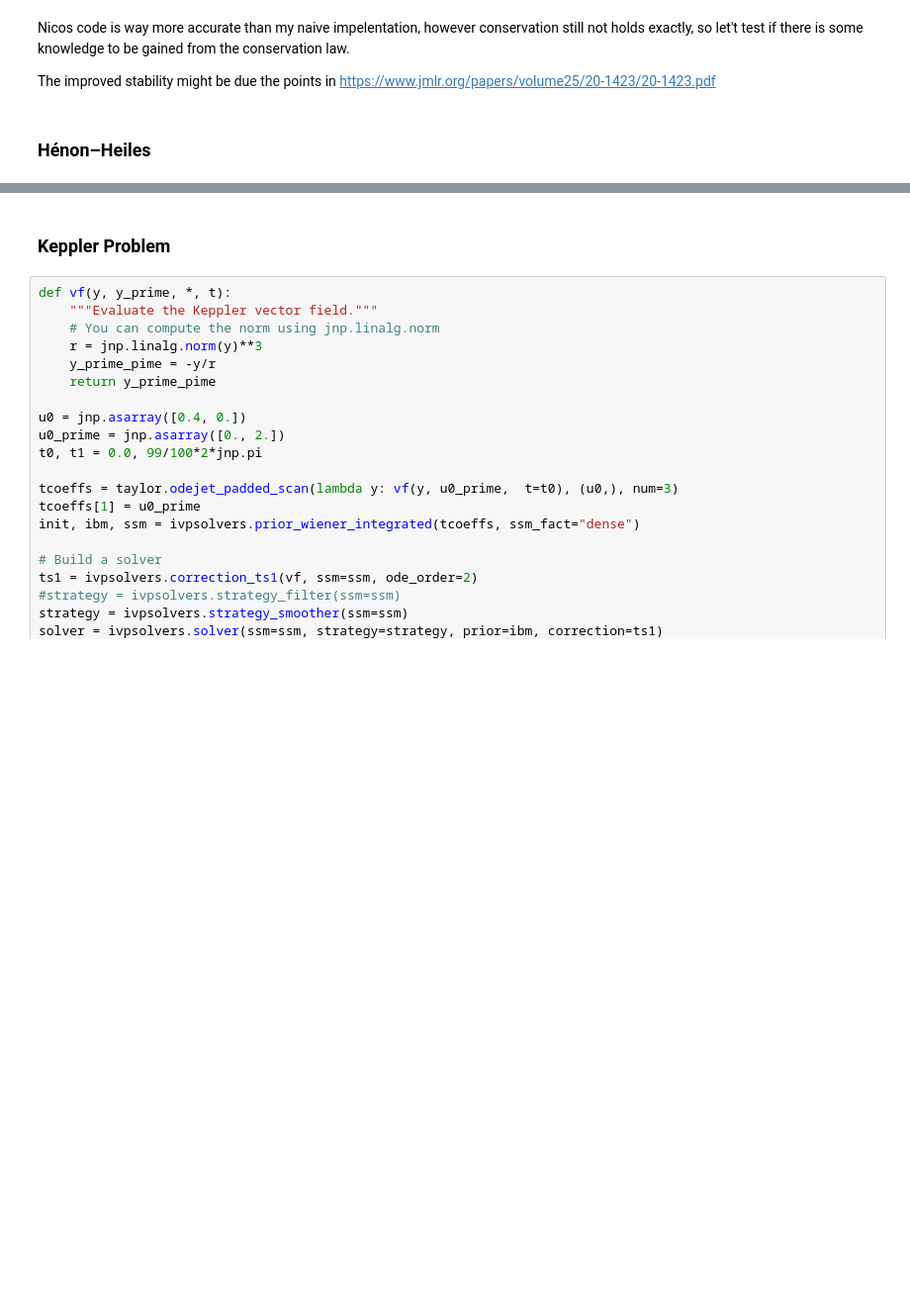
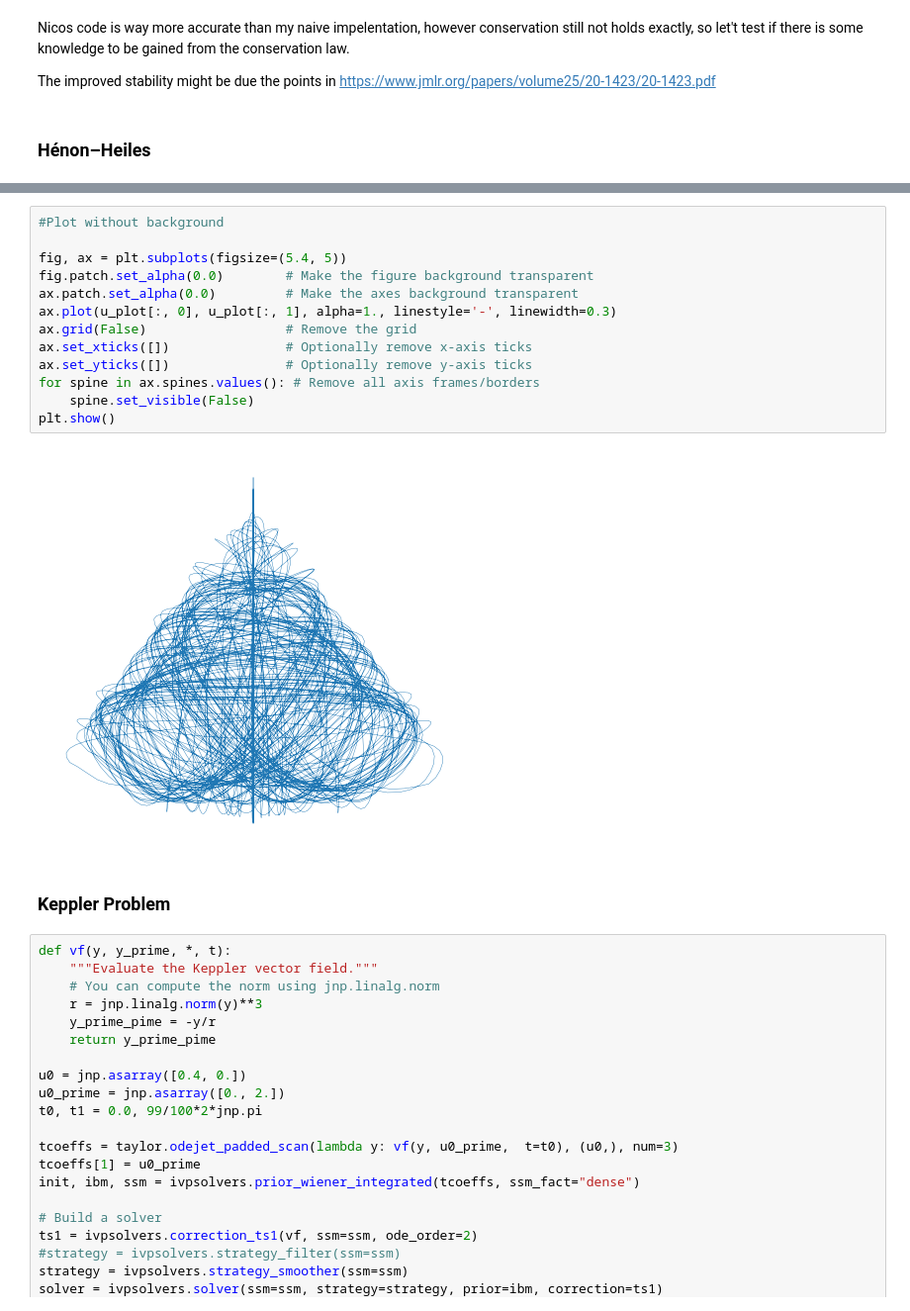
Before and after one commit to paufisch/ode_filters, a Jupyter notebook: probdiffeq.ipynb, the cells around one changed output, grey strips where cells are left out. Shown at 99% size. Cells and saved outputs as stored; diff of their text form; blank space fills up the shorter version.

```diff
--- a/probdiffeq.ipynb
+++ b/probdiffeq.ipynb
@@ -322,3 +328,18 @@ solution = IVPSolution(t=(5143,), u=[(5143, 2), (5143, 2), (5143, 2), (5143, 2),
+# %%
+#Plot without background
+
+fig, ax = plt.subplots(figsize=(5.4, 5))
+fig.patch.set_alpha(0.0)        # Make the figure background transparent
+ax.patch.set_alpha(0.0)         # Make the axes background transparent
+ax.plot(u_plot[:, 0], u_plot[:, 1], alpha=1., linestyle='-', linewidth=0.3)
+ax.grid(False)                  # Remove the grid
+ax.set_xticks([])               # Optionally remove x-axis ticks
+ax.set_yticks([])               # Optionally remove y-axis ticks
+for spine in ax.spines.values(): # Remove all axis frames/borders
+    spine.set_visible(False)
+plt.show()
+# %% [output]
+[figure, added]
 # %% [markdown]
 ### Keppler Problem
 # %%
```
Also changed, not shown: parts of 2 cells of this notebook.
